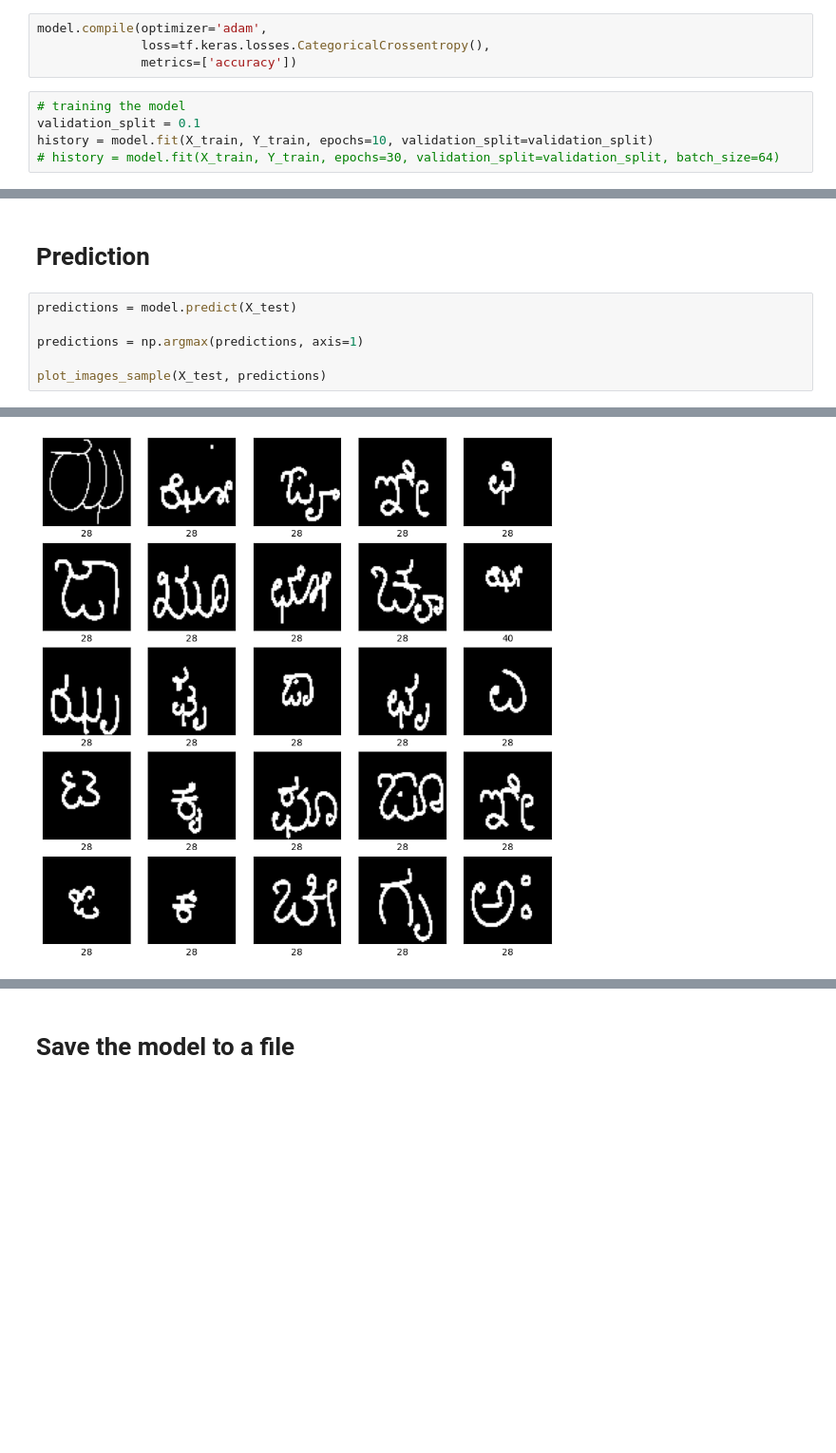
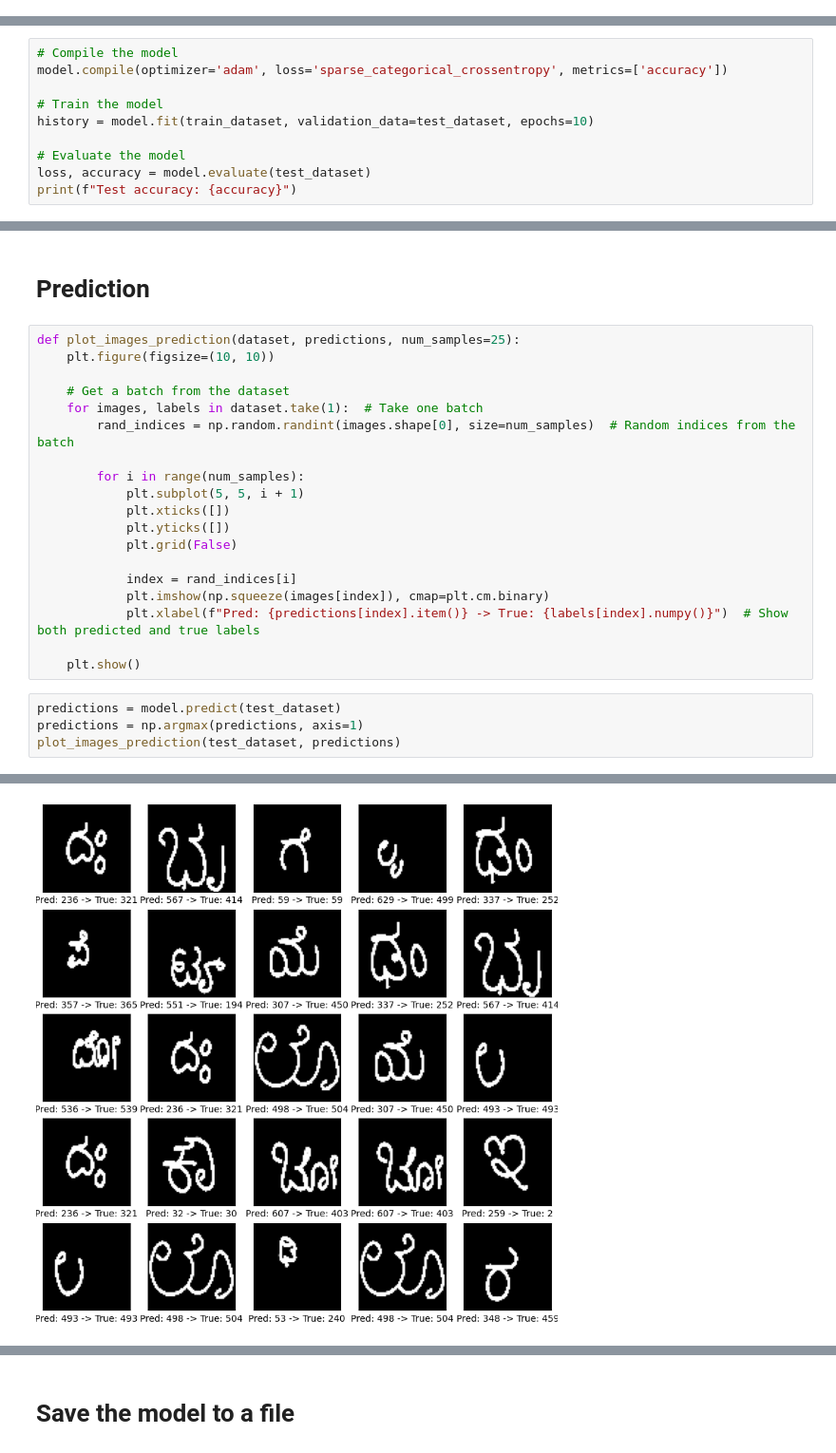
Before and after one commit to onesinus/cnn-model-optimizing, a Jupyter notebook: model-1-kanada.ipynb, the cells around one changed output, grey strips where cells are left out. Shown: that part at 95% size. Saved outputs shown, nothing was run; the diff lists cells and outputs as text; blank space fills up the shorter version.

Commit message:
Use image dataset from directory instead

```diff
--- a/model-1-kanada.ipynb
+++ b/model-1-kanada.ipynb
@@ -175,9 +161,0 @@ _________________________________________________________________
-# %%
-model.compile(optimizer='adam',
-              loss=tf.keras.losses.CategoricalCrossentropy(),
-              metrics=['accuracy'])
-# %%
-# training the model
-validation_split = 0.1
-history = model.fit(X_train, Y_train, epochs=10, validation_split=validation_split)
-# history = model.fit(X_train, Y_train, epochs=30, validation_split=validation_split, batch_size=64)
@@ -204,0 +162,10 @@ Epoch 10/10
+# %%
+# Compile the model
+model.compile(optimizer='adam', loss='sparse_categorical_crossentropy', metrics=['accuracy'])
+
+# Train the model
+history = model.fit(train_dataset, validation_data=test_dataset, epochs=10)
+
+# Evaluate the model
+loss, accuracy = model.evaluate(test_dataset)
+print(f"Test accuracy: {accuracy}")
@@ -269,9 +243,26 @@ Test accuracy: 0.00800000037997961
 # %% [markdown]
 # Prediction
+# %%
+def plot_images_prediction(dataset, predictions, num_samples=25):
+    plt.figure(figsize=(10, 10))
+
+    # Get a batch from the dataset
+    for images, labels in dataset.take(1):  # Take one batch
+        rand_indices = np.random.randint(images.shape[0], size=num_samples)  # Random indices from the batch
+
+        for i in range(num_samples):
+            plt.subplot(5, 5, i + 1)
+            plt.xticks([])
+            plt.yticks([])
+            plt.grid(False)
+
+            index = rand_indices[i]
+            plt.imshow(np.squeeze(images[index]), cmap=plt.cm.binary)
+            plt.xlabel(f"Pred: {predictions[index].item()} -> True: {labels[index].numpy()}")  # Show both predicted and true labels
+
+    plt.show()
 # %%
-predictions = model.predict(X_test)
-
+predictions = model.predict(test_dataset)
 predictions = np.argmax(predictions, axis=1)
-
-plot_images_sample(X_test, predictions)
+plot_images_prediction(test_dataset, predictions)
 # %% [output]
@@ -281 +270 @@ WARNING:tensorflow:6 out of the last 10 calls to <function Model.make_predict_fu
-[figure, old version]
+[figure, new version]
```
Also changed, not shown: parts of 48 cells of this notebook, 1 other file.
